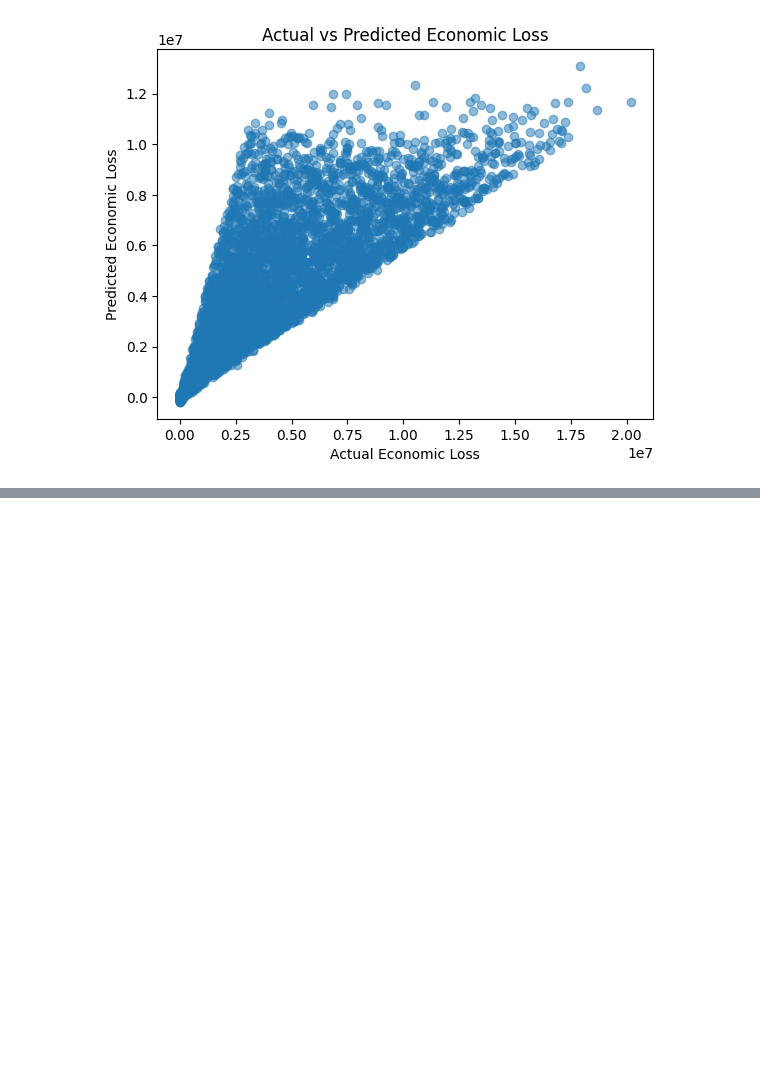
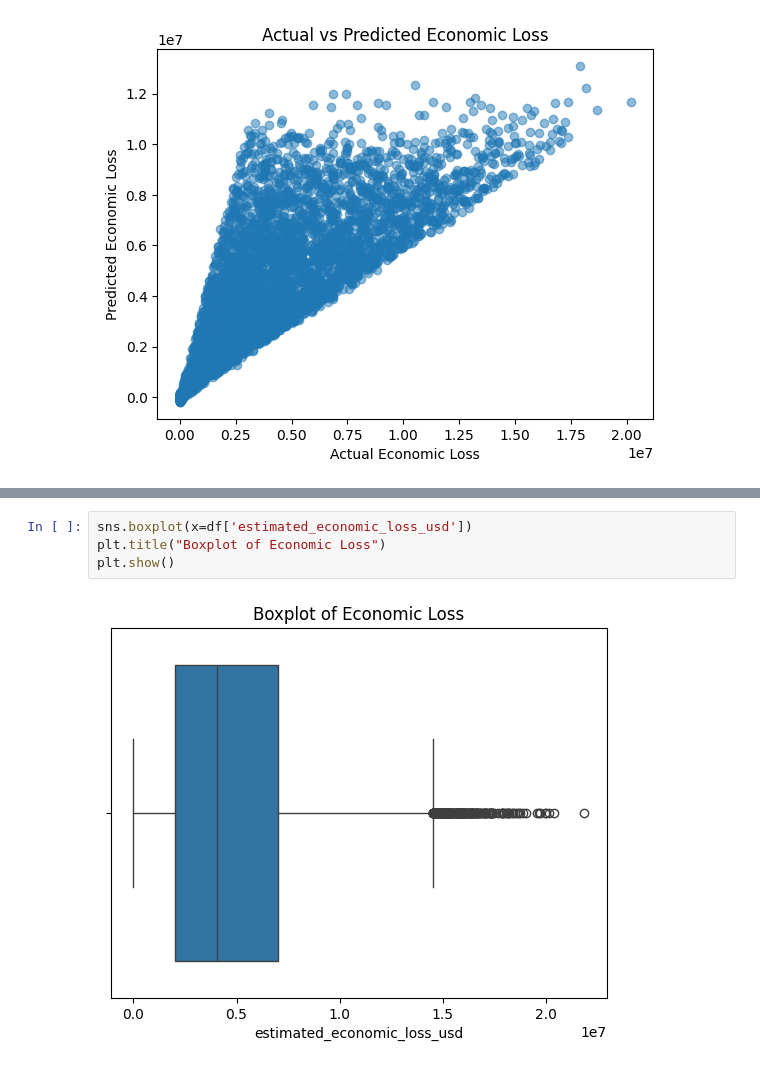
Before and after one commit to vicky0000amu/Disaster-Severity, a Jupyter notebook: Disaster ML Project.ipynb, the cells around one changed output, grey strips where cells are left out. Saved outputs shown, nothing was run; the diff lists cells and outputs as text; blank space fills up the shorter version.

```diff
--- a/Disaster ML Project.ipynb
+++ b/Disaster ML Project.ipynb
@@ -215,0 +251,6 @@ plt.show()
+# %%
+sns.boxplot(x=df['estimated_economic_loss_usd'])
+plt.title("Boxplot of Economic Loss")
+plt.show()
+# %% [output]
+[figure, added]
```
Also changed, not shown: parts of 8 cells of this notebook.
